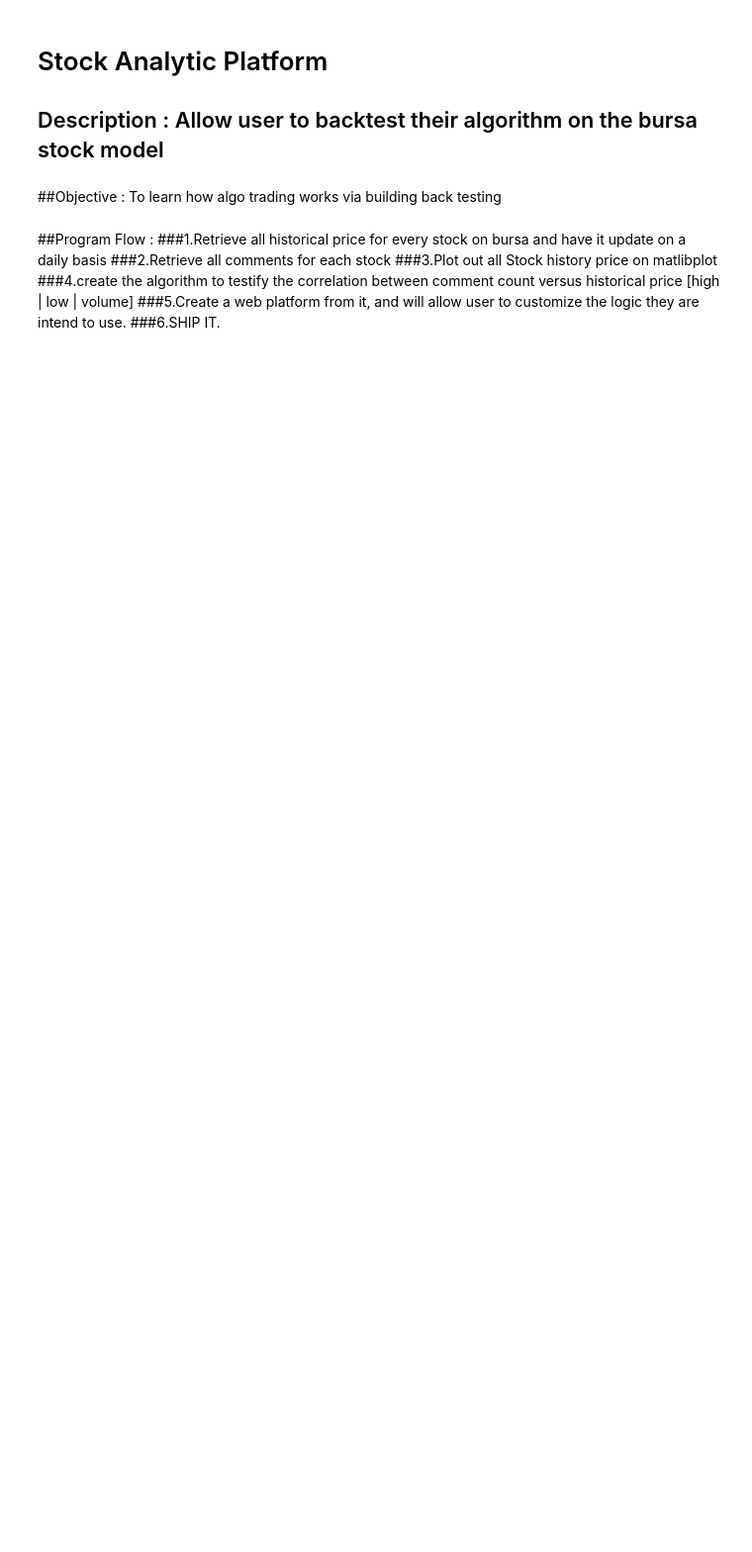
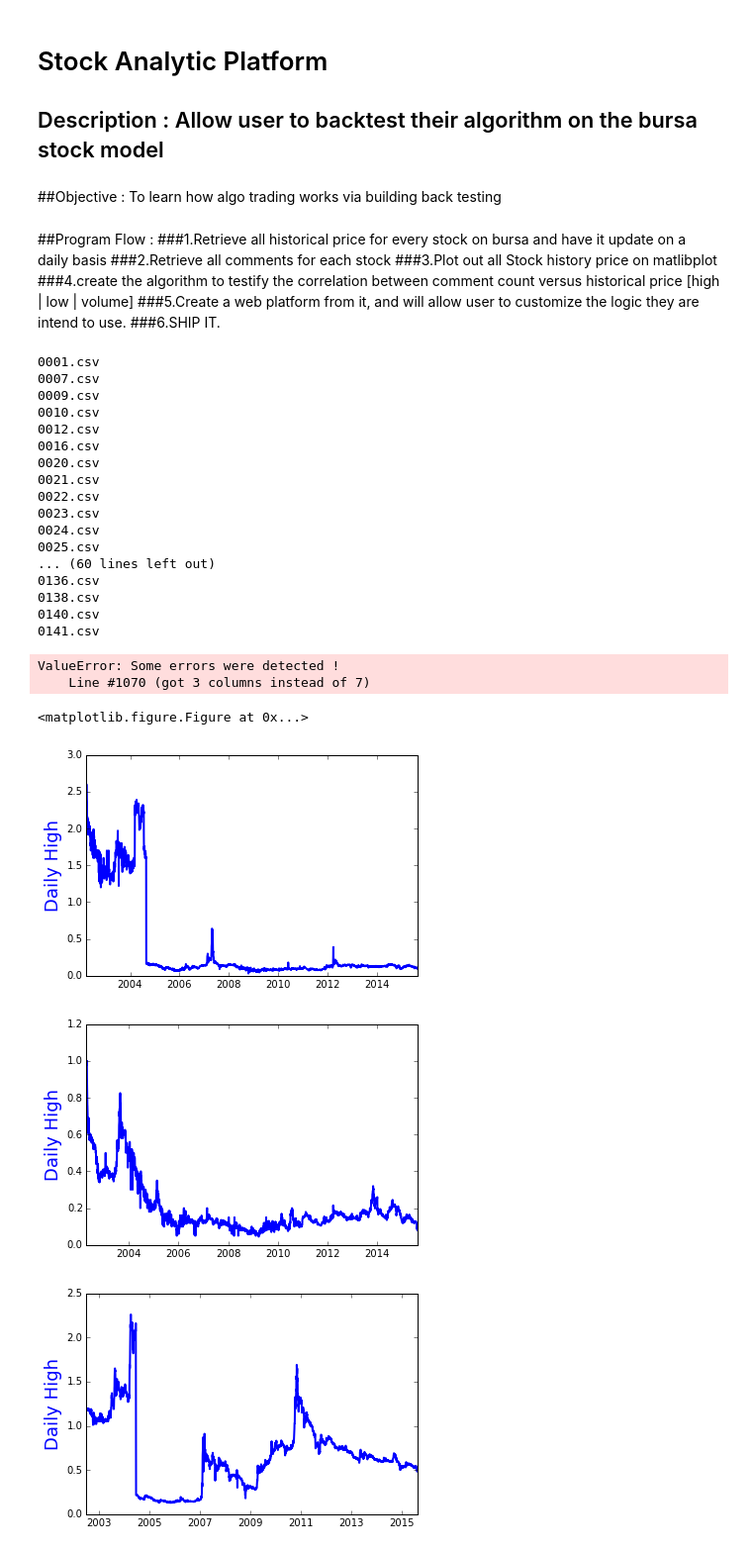
Before and after one commit to ryantzj/Stock-Analysis, a Jupyter notebook: Stock Analytic.ipynb, the cells around one changed output. Shown at 99% size. Saved outputs shown, nothing was run; the diff lists cells and outputs as text; code cells hidden in the pictures; blank space fills up the shorter version.

```diff
--- a/Stock Analytic.ipynb
+++ b/Stock Analytic.ipynb
@@ -107,0 +95,55 @@ p.show()
+# %%
+import numpy as np
+import matplotlib.pyplot as plt
+from matplotlib import dates as matdates
+from datetime import datetime
+from os import listdir
+
+i=1
+
+all_files = listdir('/Users/ryan/DevOps/python/project_2_stock_analytic/symbols/')
+
+for file in all_files:
+    print(file)
+    plt.figure(i)
+    data = np.genfromtxt('symbols/'+file, delimiter=',',names=True,dtype=None)
+    dates = data['Date']
+    high = data['High']
+    low = data['Low']
+    vol = data['Volume']
+
+    date_objects = [datetime.strptime(date, '%Y-%m-%d') for date in dates]
+    fds = matdates.date2num(date_objects)
+
+    fig,ax1 = plt.subplots()
+
+    ax1.plot_date(fds,low,'-',lw=2)
+    ax1.set_ylabel(r"Daily High", fontsize=18, color="blue")
+    i+=1
+
+
+plt.show()
+# %% [output]
+0001.csv
+0007.csv
+0009.csv
+0010.csv
+0012.csv
+0016.csv
+0020.csv
+0021.csv
+0022.csv
+0023.csv
+0024.csv
+0025.csv
+... (60 lines left out)
+0136.csv
+0138.csv
+0140.csv
+0141.csv
+ValueError: Some errors were detected !
+    Line #1070 (got 3 columns instead of 7)
+<matplotlib.figure.Figure at 0x...>
+[figure, added]
+[figure, added]
+[figure, added]
```
Also changed, not shown: parts of 7 cells of this notebook.
